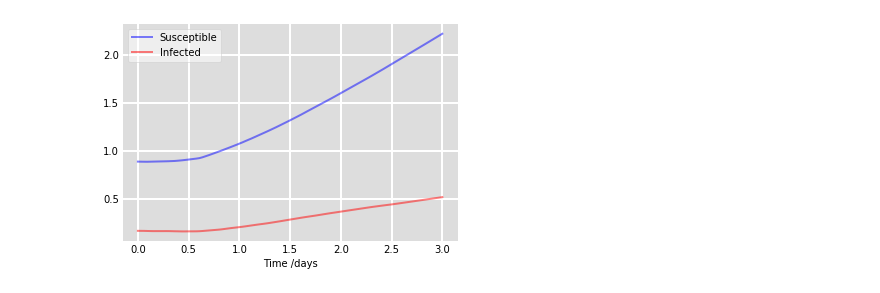
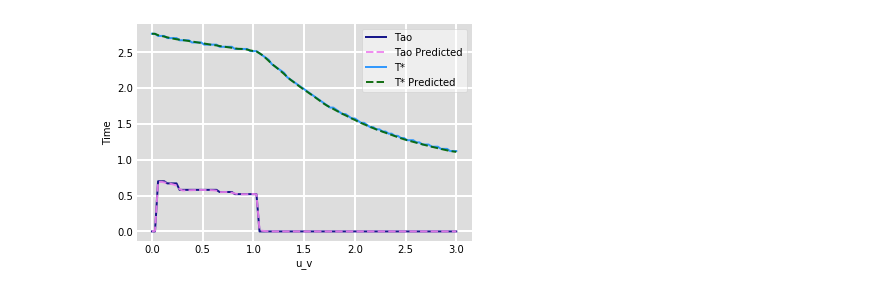
Before and after one commit to Shaier/DINN, a Jupyter notebook: test.ipynb, the cells around one changed output. Cells and saved outputs as stored; diff of their text form; code cells hidden in the pictures.

```diff
--- a/test.ipynb
+++ b/test.ipynb
@@ -149,9 +163,13 @@ KeyboardInterrupt:
 # Plot the data on two separate curves for S(t), I(t)
 fig = plt.figure(facecolor='w')
 ax = fig.add_subplot(111, facecolor='#dddddd', axisbelow=True)
-ax.plot(tSI_data[0], tSI_data[1], 'b', alpha=0.5, lw=2, label='Susceptible')
-ax.plot(tSI_data[0], tSI_data[2], 'r', alpha=0.5, lw=2, label='Infected')
+ax.plot(tSI_data[0], tSI_data[1], 'navy', alpha=0.9, lw=2, label='Susceptible')
+ax.plot(tSI_data[0], S_pred_list, 'violet', alpha=0.9, lw=2, label='Susceptible Prediction', linestyle='dashed')
+ax.plot(tSI_data[0], tSI_data[2], 'dodgerblue', alpha=0.9, lw=2, label='Infected')
+ax.plot(tSI_data[0], I_pred_list, 'darkgreen', alpha=0.9, lw=2, label='Infected Prediction', linestyle='dashed')
+
 ax.set_xlabel('Time /days')
+ax.set_ylabel('Number')
 ax.yaxis.set_tick_params(length=0)
 ax.xaxis.set_tick_params(length=0)
 ax.grid(b=True, which='major', c='w', lw=2, ls='-')
@@ -165,17 +183,20 @@ plt.show()
 # %%
-#Predicted S, I
+# Plot the data on two separate curves for S(t), I(t)
 fig = plt.figure(facecolor='w')
 ax = fig.add_subplot(111, facecolor='#dddddd', axisbelow=True)
-ax.plot(tSI_data[0], S_pred_list, 'b', alpha=0.5, lw=2, label='Susceptible')
-ax.plot(tSI_data[0], I_pred_list, 'r', alpha=0.5, lw=2, label='Infected')
-ax.set_xlabel('Time /days')
+ax.plot(tao_data[3], tao_data[1], 'navy', alpha=0.9, lw=2, label='Tao')
+ax.plot(tao_data[3], tao_pred_list,'violet', alpha=0.9, lw=2, label='Tao Predicted', linestyle='dashed')
+ax.plot(tao_data[3], tao_data[2], 'dodgerblue', alpha=0.9, lw=2, label='T*')
+ax.plot(tao_data[3], T_star_pred_list, 'darkgreen', alpha=0.9, lw=2, label='T* Predicted', linestyle='dashed')
+ax.set_xlabel('u_v')
+ax.set_ylabel('Time')
 ax.yaxis.set_tick_params(length=0)
 ax.xaxis.set_tick_params(length=0)
 ax.grid(b=True, which='major', c='w', lw=2, ls='-')
 legend = ax.legend()
 legend.get_frame().set_alpha(0.5)
 for spine in ('top', 'right', 'bottom', 'left'):
     ax.spines[spine].set_visible(False)
 plt.show()
 # %% [output]
-[figure, old version]
+[figure, new version]
```
Also changed, not shown: parts of 5 cells of this notebook.
